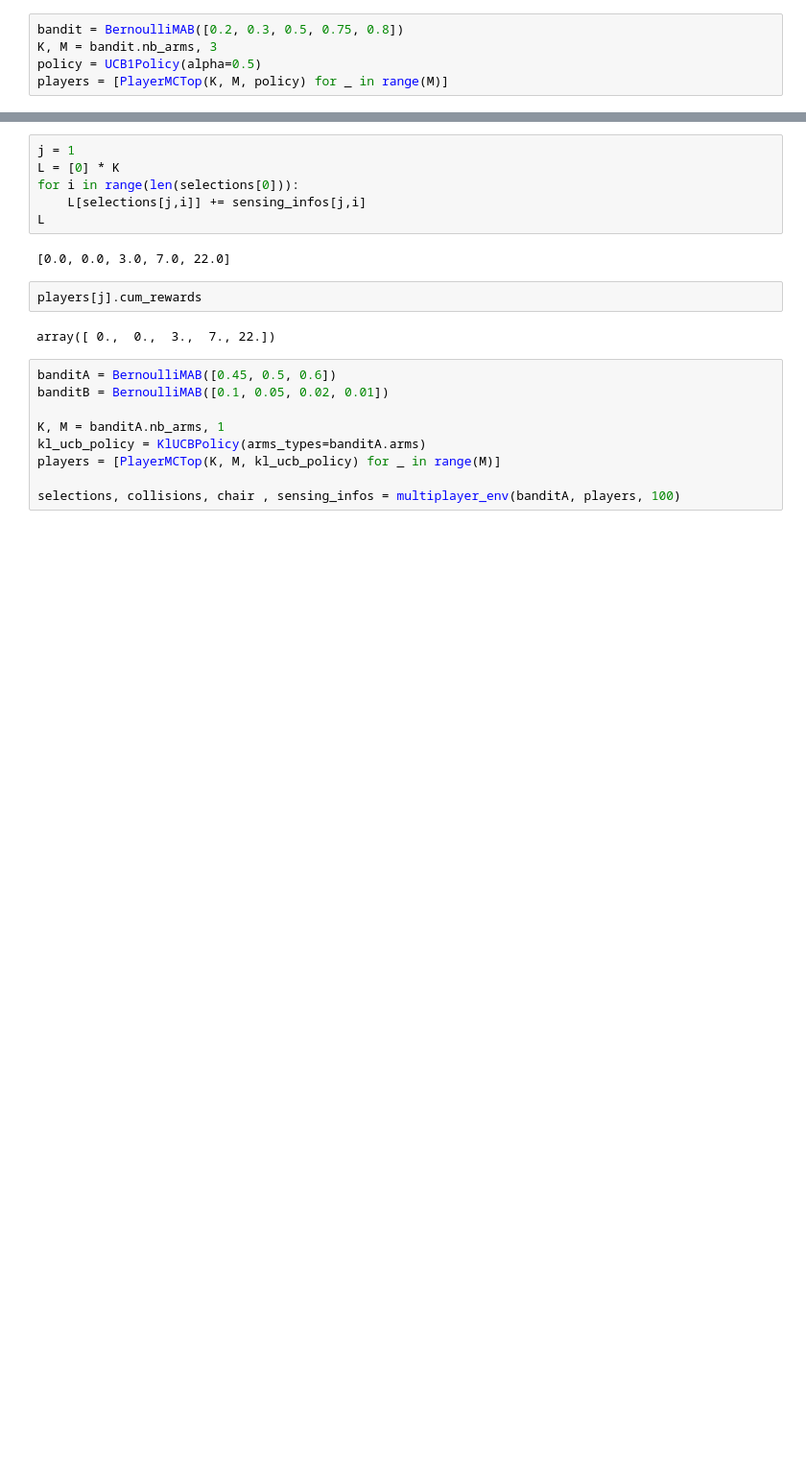
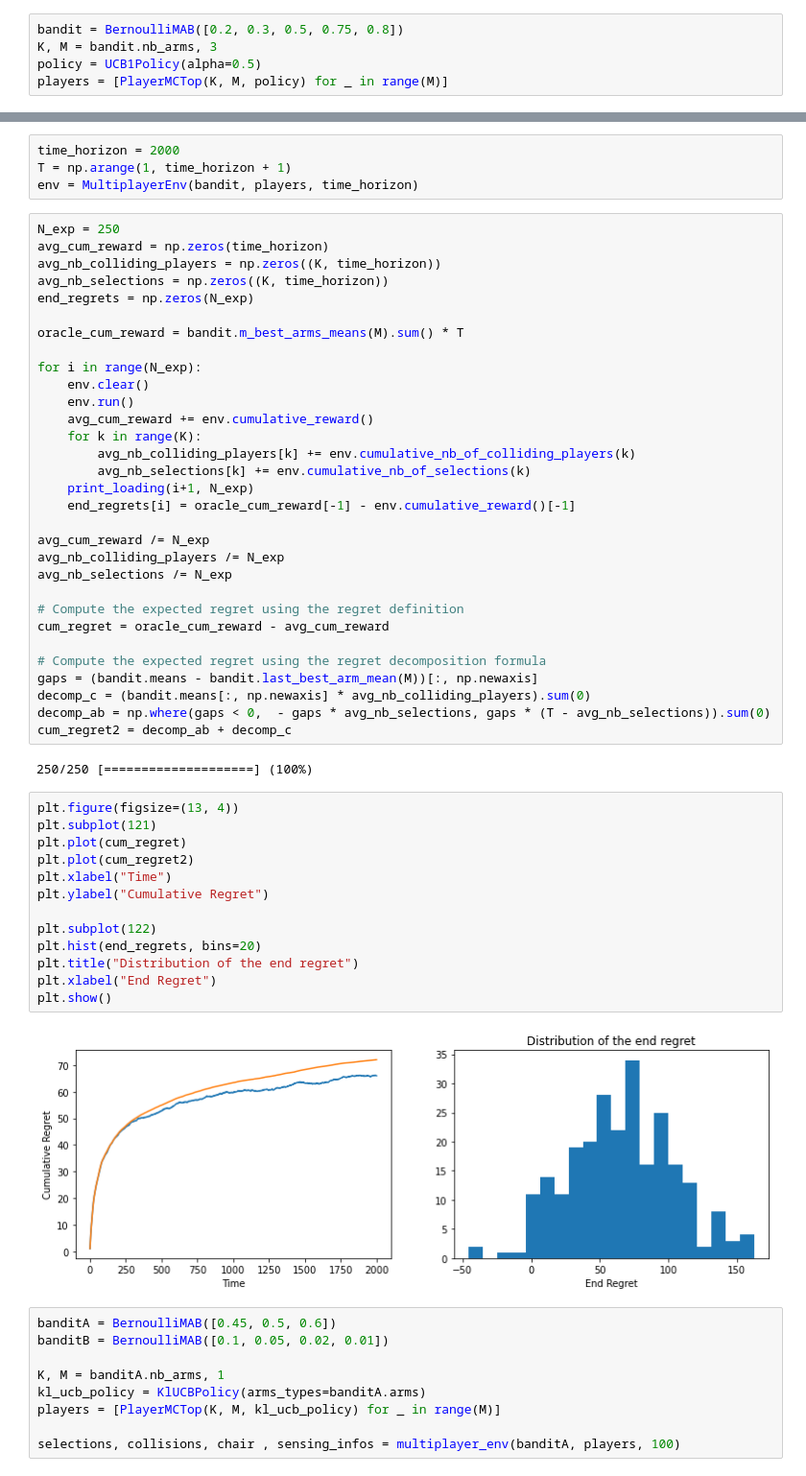
Before and after one commit to juliennonin/multiplayer-bandits, a Jupyter notebook: sandbox.ipynb, the cells around one changed output, grey strips where cells are left out. Shown: that part at 96% size. Drawn from its saved outputs; the diff is of its cells as text; blank space fills up the shorter version.

Commit message:
(Refactor) MultiplayerEnv as a class

```diff
--- a/sandbox.ipynb
+++ b/sandbox.ipynb
@@ -214,15 +22,55 @@ for i in cumulative_centralised_regret(bandit, selections):
-# %%
-j = 1
-L = [0] * K
-for i in range(len(selections[0])):
-    L[selections[j,i]] += sensing_infos[j,i]
-L
-# %% [output]
-[0.0, 0.0, 3.0, 7.0, 22.0]
-# %%
-players[j].cum_rewards
-# %% [output]
-array([ 0.,  0.,  3.,  7., 22.])
+# %%
+time_horizon = 2000
+T = np.arange(1, time_horizon + 1)
+env = MultiplayerEnv(bandit, players, time_horizon)
+# %%
+N_exp = 250
+avg_cum_reward = np.zeros(time_horizon)
+avg_nb_colliding_players = np.zeros((K, time_horizon))
+avg_nb_selections = np.zeros((K, time_horizon))
+end_regrets = np.zeros(N_exp)
+
+oracle_cum_reward = bandit.m_best_arms_means(M).sum() * T
+
+for i in range(N_exp):
+    env.clear()
+    env.run()
+    avg_cum_reward += env.cumulative_reward()
+    for k in range(K):
+        avg_nb_colliding_players[k] += env.cumulative_nb_of_colliding_players(k)
+        avg_nb_selections[k] += env.cumulative_nb_of_selections(k)
+    print_loading(i+1, N_exp)
+    end_regrets[i] = oracle_cum_reward[-1] - env.cumulative_reward()[-1]
+
+avg_cum_reward /= N_exp
+avg_nb_colliding_players /= N_exp
+avg_nb_selections /= N_exp
+
+# Compute the expected regret using the regret definition
+cum_regret = oracle_cum_reward - avg_cum_reward
+
+# Compute the expected regret using the regret decomposition formula
+gaps = (bandit.means - bandit.last_best_arm_mean(M))[:, np.newaxis]
+decomp_c = (bandit.means[:, np.newaxis] * avg_nb_colliding_players).sum(0)
+decomp_ab = np.where(gaps < 0,  - gaps * avg_nb_selections, gaps * (T - avg_nb_selections)).sum(0)
+cum_regret2 = decomp_ab + decomp_c
+# %% [output]
+250/250 [====================] (100%)
+# %%
+plt.figure(figsize=(13, 4))
+plt.subplot(121)
+plt.plot(cum_regret)
+plt.plot(cum_regret2)
+plt.xlabel("Time")
+plt.ylabel("Cumulative Regret")
+
+plt.subplot(122)
+plt.hist(end_regrets, bins=20)
+plt.title("Distribution of the end regret")
+plt.xlabel("End Regret")
+plt.show()
+# %% [output]
+[figure, added]
 # %%
 banditA = BernoulliMAB([0.45, 0.5, 0.6])
 banditB = BernoulliMAB([0.1, 0.05, 0.02, 0.01])
```
Also changed, not shown: parts of 26 cells of this notebook, 2 other files.
